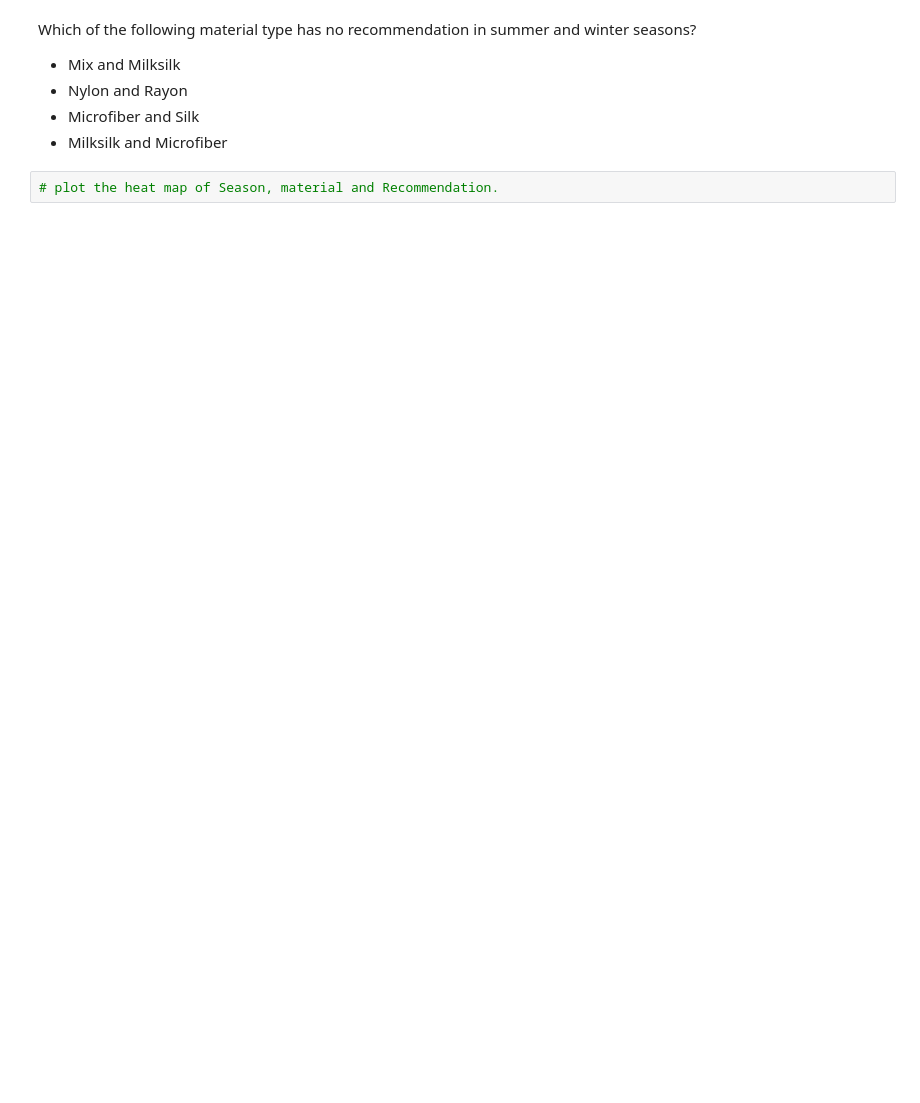
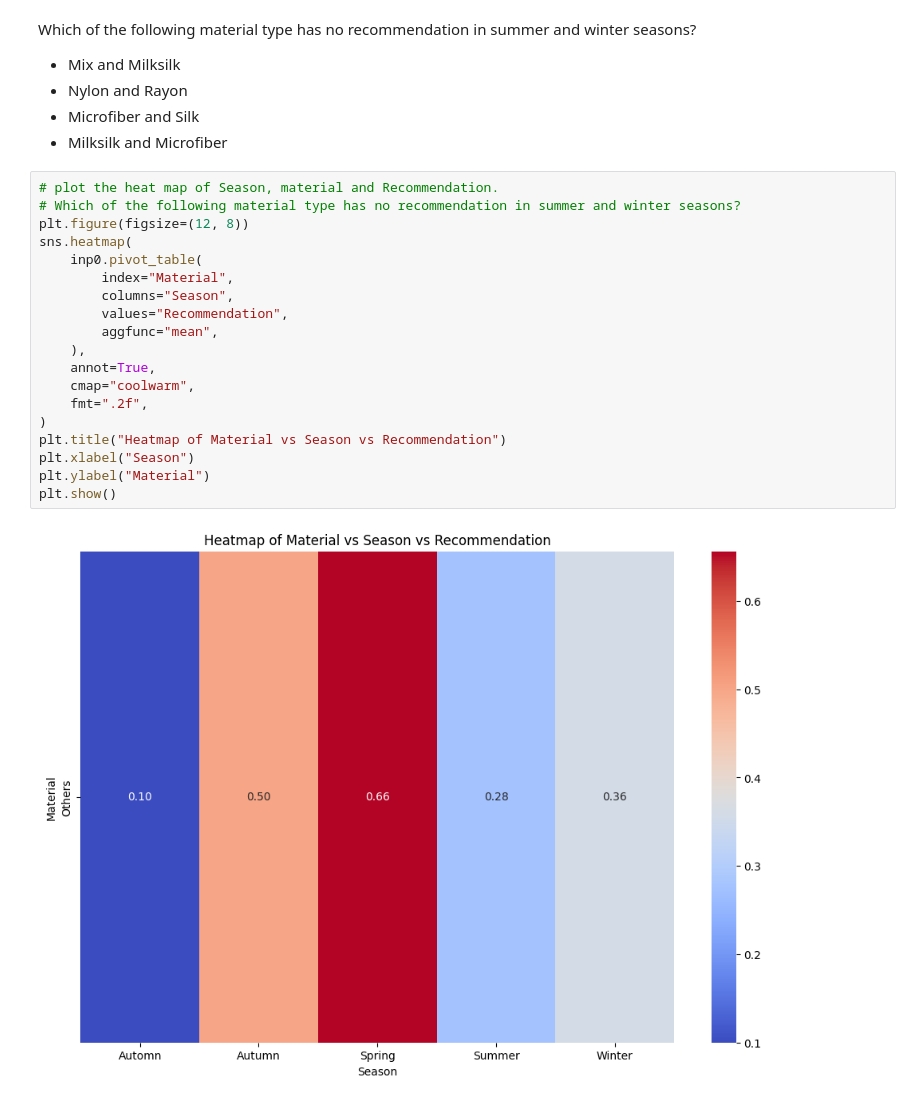
Before and after one commit to TalJa1/dc_practice, a Jupyter notebook: EDA+Graded+Exercise (1).ipynb, the cells around one changed output. Cells and saved outputs as stored; diff of their text form; blank space fills up the shorter version.

```diff
--- a/EDA+Graded+Exercise (1).ipynb
+++ b/EDA+Graded+Exercise (1).ipynb
@@ -325,5 +875,24 @@ Which of the following material type has no recommendation in summer and winter
 - Nylon and Rayon
 - Microfiber and Silk
 - Milksilk and Microfiber
-# %%
-# plot the heat map of Season, material and Recommendation.
+# %%
+# plot the heat map of Season, material and Recommendation.
+# Which of the following material type has no recommendation in summer and winter seasons?
+plt.figure(figsize=(12, 8))
+sns.heatmap(
+    inp0.pivot_table(
+        index="Material",
+        columns="Season",
+        values="Recommendation",
+        aggfunc="mean",
+    ),
+    annot=True,
+    cmap="coolwarm",
+    fmt=".2f",
+)
+plt.title("Heatmap of Material vs Season vs Recommendation")
+plt.xlabel("Season")
+plt.ylabel("Material")
+plt.show()
+# %% [output]
+[figure, added]
```
Also changed, not shown: parts of 51 cells of this notebook.
